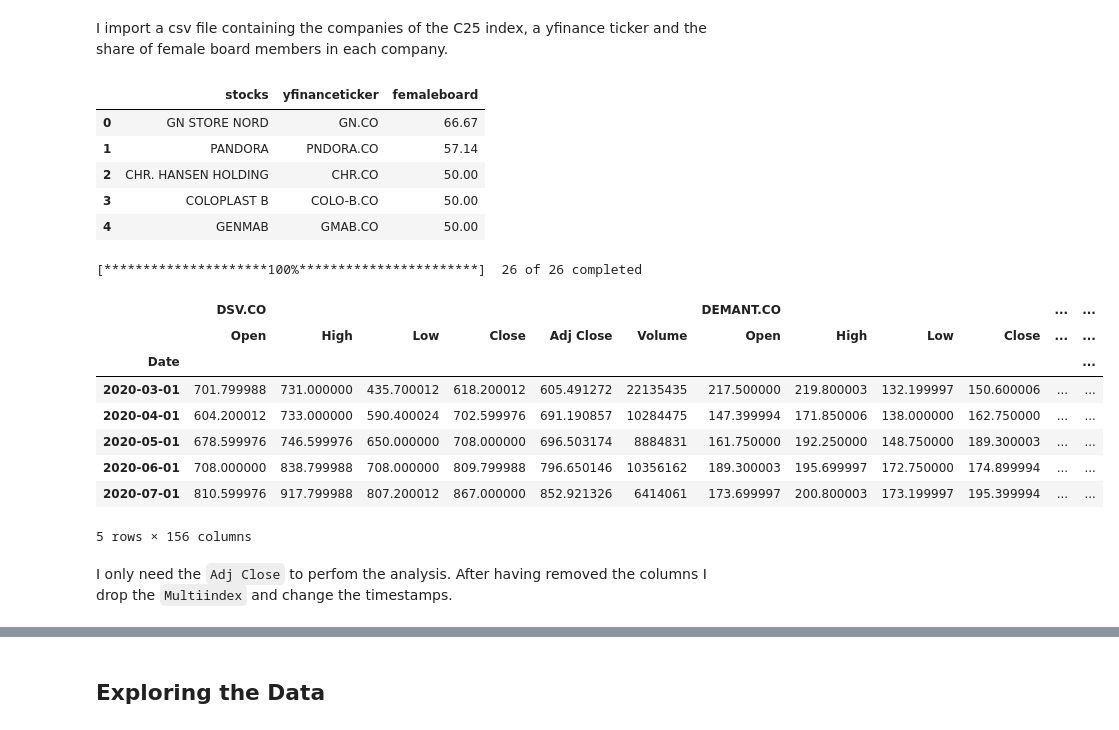
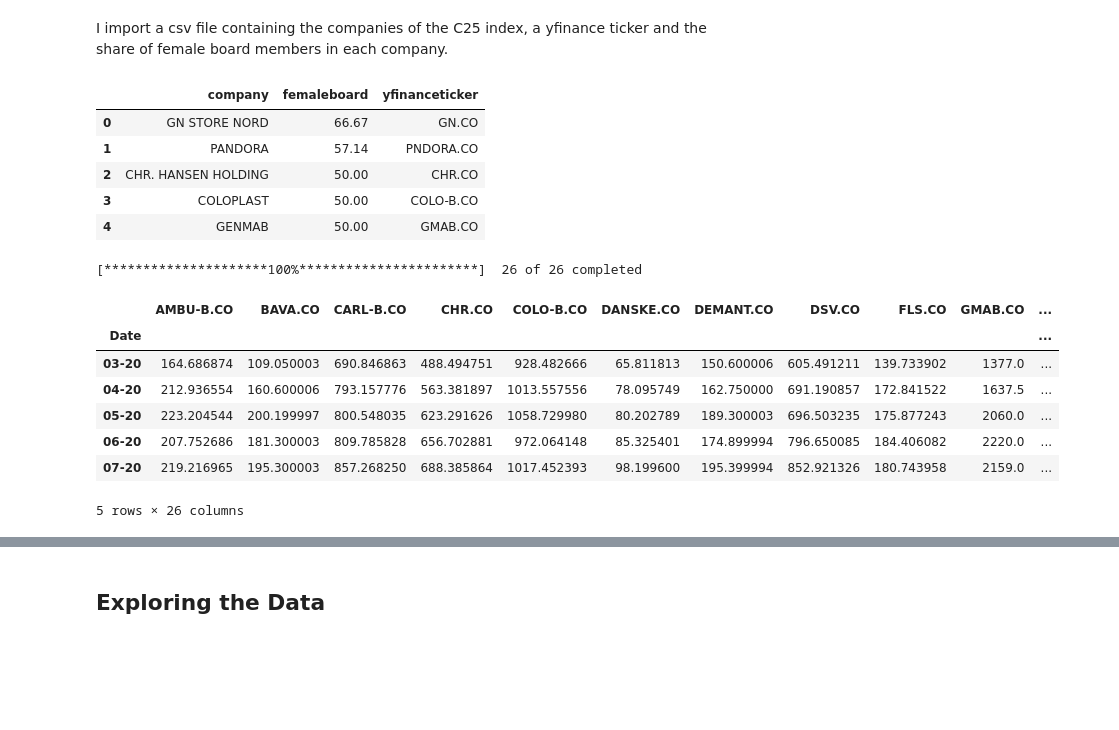
Before and after one commit to NumEconCopenhagen/projects-2023-jts, a Jupyter notebook: dataproject/dataproject.ipynb, the cells around one changed output, grey strips where cells are left out. Saved outputs shown, nothing was run; the diff lists cells and outputs as text; code cells hidden in the pictures; blank space fills up the shorter version.

```diff
--- a/dataproject/dataproject.ipynb
+++ b/dataproject/dataproject.ipynb
@@ -56,35 +57,43 @@ I import a csv file containing the companies of the C25 index, a yfinance ticker
 # read file
 C25F = pd.read_csv('C25F.csv')
 
+# sort values from highest to lowest for later use
+C25F = C25F.sort_values(by =['femaleboard'], ascending=False)
+
+# reset index
+C25F = C25F.reset_index(drop=True)
+
 # display data
 C25F.head()
 # %% [output]
-|  | stocks | yfinanceticker | femaleboard |
-| 0 | GN STORE NORD | GN.CO | 66.67 |
-| 1 | PANDORA | PNDORA.CO | 57.14 |
-| 2 | CHR. HANSEN HOLDING | CHR.CO | 50.00 |
-| 3 | COLOPLAST B | COLO-B.CO | 50.00 |
-| 4 | GENMAB | GMAB.CO | 50.00 |
+|  | company | femaleboard | yfinanceticker |
+| 0 | GN STORE NORD | 66.67 | GN.CO |
+| 1 | PANDORA | 57.14 | PNDORA.CO |
+| 2 | CHR. HANSEN HOLDING | 50.00 | CHR.CO |
+| 3 | COLOPLAST | 50.00 | COLO-B.CO |
+| 4 | GENMAB | 50.00 | GMAB.CO |
 # %%
 # create a list from yfinance Ticker
 C25F_tickers = list(C25F['yfinanceticker'])
 # %%
 # get historical market data
-hist_mark = yf.download(C25F_tickers, start = '2020-03-01', end = '2023-04-01', interval = '1mo', group_by='tickers')
+hist_mark = yf.download(C25F_tickers, start = '2020-03-01', end = '2023-04-01', interval = '1mo')
+
+# get adjusted close for each stock
+hist_mark = hist_mark['Adj Close']
+
+# change dates
+hist_mark.index = hist_mark.index.strftime("%m-%y")
 
 # display dataframe
 hist_mark.head()
 # %% [output]
 [*********************100%***********************]  26 of 26 completed
-|  | DSV.CO |  |  |  |  |  | DEMANT.CO |  |  |  | ... | ... |
-|  | Open | High | Low | Close | Adj Close | Volume | Open | High | Low | Close | ... | ... |
-| Date |  |  |  |  |  |  |  |  |  |  |  | ... |
-| 2020-03-01 | 701.799988 | 731.000000 | 435.700012 | 618.200012 | 605.491272 | 22135435 | 217.500000 | 219.800003 | 132.199997 | 150.600006 | ... | ... |
-| 2020-04-01 | 604.200012 | 733.000000 | 590.400024 | 702.599976 | 691.190857 | 10284475 | 147.399994 | 171.850006 | 138.000000 | 162.750000 | ... | ... |
-| 2020-05-01 | 678.599976 | 746.599976 | 650.000000 | 708.000000 | 696.503174 | 8884831 | 161.750000 | 192.250000 | 148.750000 | 189.300003 | ... | ... |
-| 2020-06-01 | 708.000000 | 838.799988 | 708.000000 | 809.799988 | 796.650146 | 10356162 | 189.300003 | 195.699997 | 172.750000 | 174.899994 | ... | ... |
-| 2020-07-01 | 810.599976 | 917.799988 | 807.200012 | 867.000000 | 852.921326 | 6414061 | 173.699997 | 200.800003 | 173.199997 | 195.399994 | ... | ... |
+|  | AMBU-B.CO | BAVA.CO | CARL-B.CO | CHR.CO | COLO-B.CO | DANSKE.CO | DEMANT.CO | DSV.CO | FLS.CO | GMAB.CO | ... |
+| Date |  |  |  |  |  |  |  |  |  |  | ... |
+| 03-20 | 164.686874 | 109.050003 | 690.846863 | 488.494751 | 928.482666 | 65.811813 | 150.600006 | 605.491211 | 139.733902 | 1377.0 | ... |
+| 04-20 | 212.936554 | 160.600006 | 793.157776 | 563.381897 | 1013.557556 | 78.095749 | 162.750000 | 691.190857 | 172.841522 | 1637.5 | ... |
+| 05-20 | 223.204544 | 200.199997 | 800.548035 | 623.291626 | 1058.729980 | 80.202789 | 189.300003 | 696.503235 | 175.877243 | 2060.0 | ... |
+| 06-20 | 207.752686 | 181.300003 | 809.785828 | 656.702881 | 972.064148 | 85.325401 | 174.899994 | 796.650085 | 184.406082 | 2220.0 | ... |
+| 07-20 | 219.216965 | 195.300003 | 857.268250 | 688.385864 | 1017.452393 | 98.199600 | 195.399994 | 852.921326 | 180.743958 | 2159.0 | ... |
-5 rows × 156 columns
+5 rows × 26 columns
-# %% [markdown]
-I only need the `Adj Close` to perfom the analysis.
-After having removed the columns I drop the `Multiindex` and change the timestamps.
```
Also changed, not shown: parts of 12 cells of this notebook, 1 other file.
